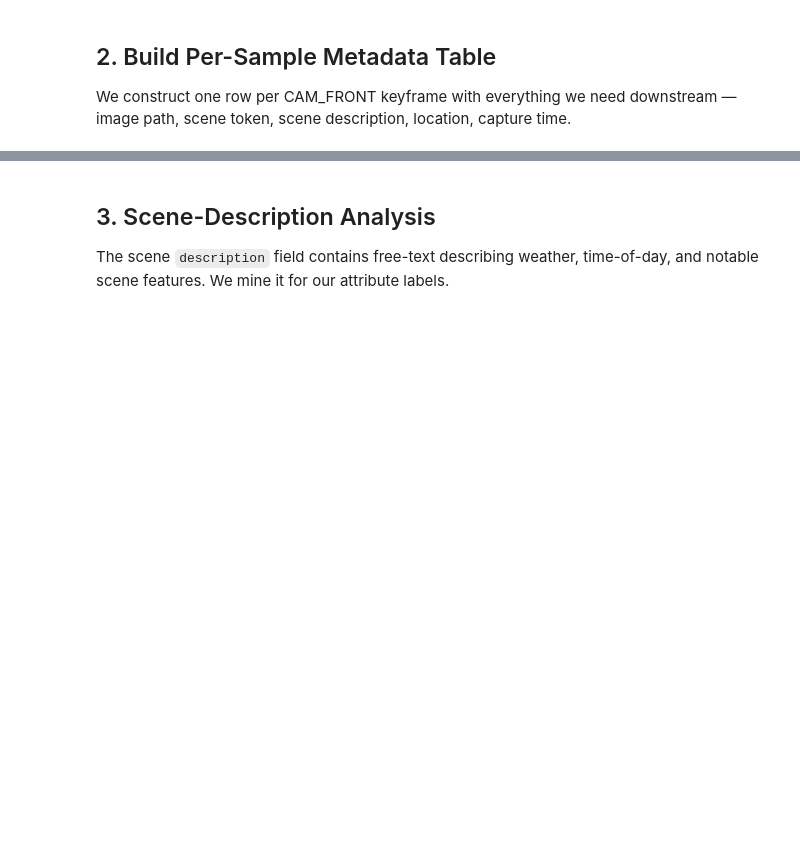
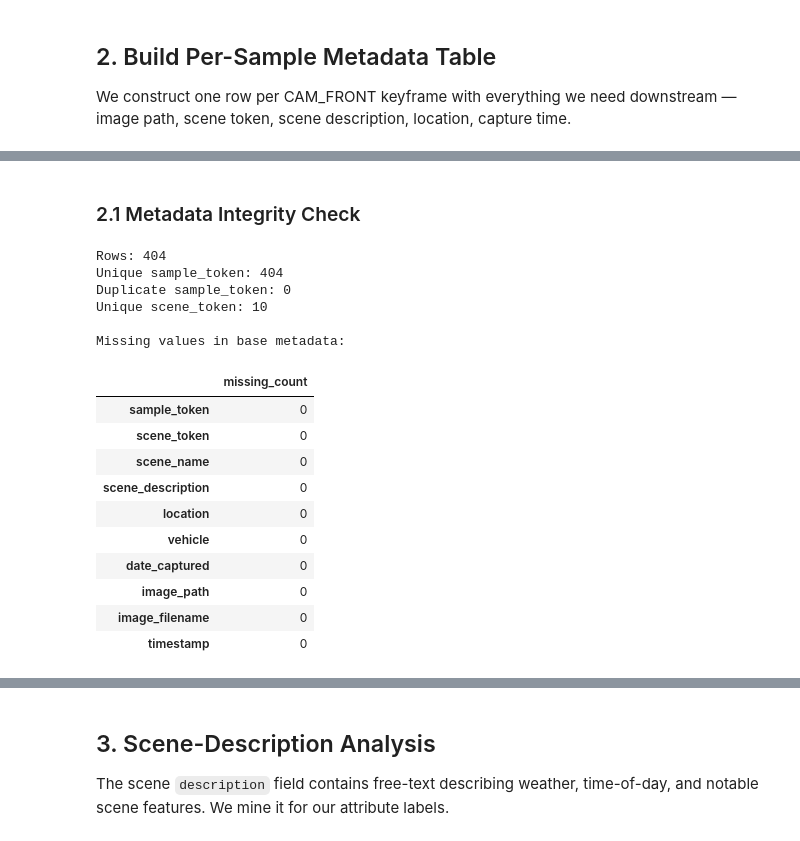
Before and after one commit to LeeMing988/nuscenes-scene-classification-ml, a Jupyter notebook: 01_eda.ipynb, the cells around one changed output, grey strips where cells are left out. Cells and saved outputs as stored; diff of their text form; code cells hidden in the pictures; blank space fills up the shorter version.

```diff
--- a/01_eda.ipynb
+++ b/01_eda.ipynb
@@ -97,0 +122,41 @@ print(f'Saved → {META_DIR / "sample_metadata.csv"}')
+# %% [markdown]
+### 2.1 Metadata Integrity Check
+# %%
+base_cols = [
+    "sample_token",
+    "scene_token",
+    "scene_name",
+    "scene_description",
+    "location",
+    "vehicle",
+    "date_captured",
+    "image_path",
+    "image_filename",
+    "timestamp"
+]
+
+print("Rows:", len(df_meta))
+print("Unique sample_token:", df_meta["sample_token"].nunique())
+print("Duplicate sample_token:", df_meta["sample_token"].duplicated().sum())
+print("Unique scene_token:", df_meta["scene_token"].nunique())
+
+print("\nMissing values in base metadata:")
+display(df_meta[base_cols].isna().sum().to_frame("missing_count"))
+# %% [output]
+Rows: 404
+Unique sample_token: 404
+Duplicate sample_token: 0
+Unique scene_token: 10
+
+Missing values in base metadata:
+|  | missing_count |
+| sample_token | 0 |
+| scene_token | 0 |
+| scene_name | 0 |
+| scene_description | 0 |
+| location | 0 |
+| vehicle | 0 |
+| date_captured | 0 |
+| image_path | 0 |
+| image_filename | 0 |
+| timestamp | 0 |
```
Also changed, not shown: parts of 21 cells of this notebook, 10 other files.
